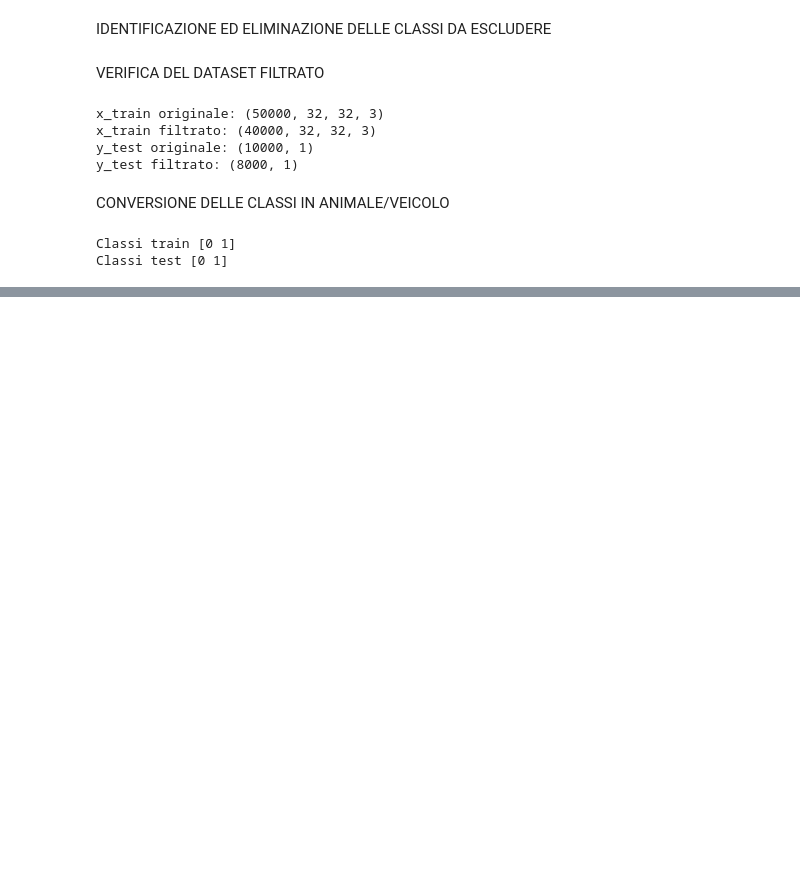
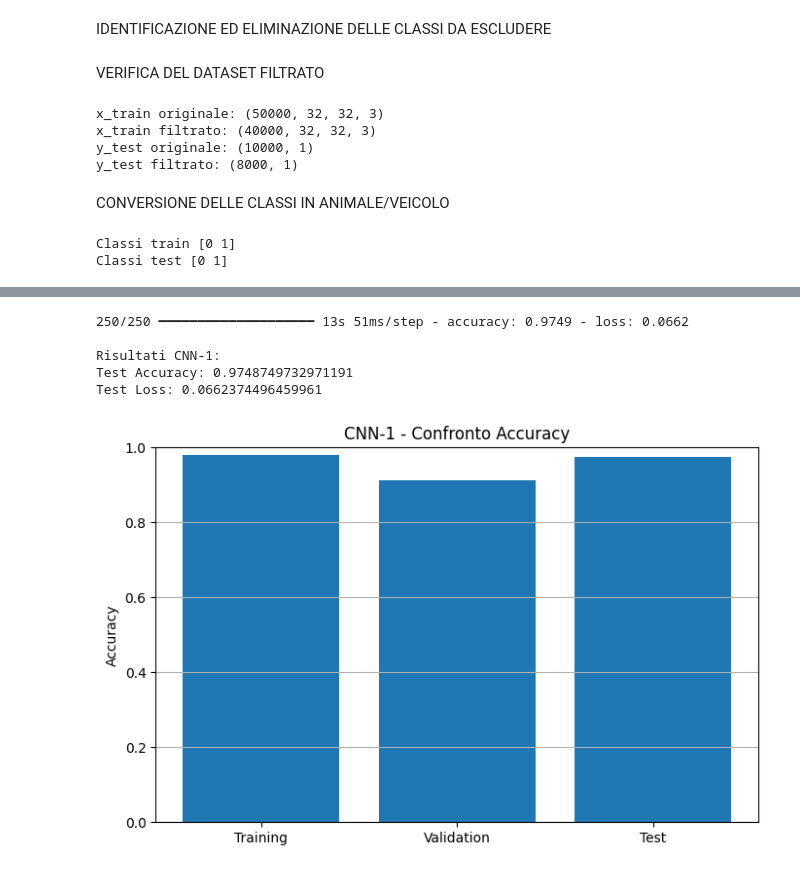
Before and after one commit to Gianluca-dot/Project-Deep-Learning-e-Reti-Neurali, a Jupyter notebook: Progetto_CNN_CIFAR_10.ipynb, the cells around one changed output, grey strips where cells are left out. Cells and saved outputs as stored; diff of their text form; code cells hidden in the pictures; blank space fills up the shorter version.

```diff
--- a/Progetto_CNN_CIFAR_10.ipynb
+++ b/Progetto_CNN_CIFAR_10.ipynb
@@ -134,0 +400,46 @@ Classi test [0 1]
+# %%
+test_loss, test_accuracy = model.evaluate(
+    x_test,
+    y_test,
+    verbose=1
+)
+
+print("\nRisultati CNN-1:")
+print("Test Accuracy:", test_accuracy)
+print("Test Loss:", test_loss)
+# %% [output]
+250/250 ━━━━━━━━━━━━━━━━━━━━ 13s 51ms/step - accuracy: 0.9749 - loss: 0.0662
+
+Risultati CNN-1:
+Test Accuracy: 0.9748749732971191
+Test Loss: 0.0662374496459961
+# %%
+# Confronto delle Accuracy
+
+train_accuracy = history.history['accuracy'][-1]
+validation_accuracy = history.history['val_accuracy'][-1]
+
+accuracies = [
+    train_accuracy,
+    validation_accuracy,
+    test_accuracy
+]
+
+labels = [
+    'Training',
+    'Validation',
+    'Test'
+]
+
+plt.figure(figsize=(8, 5))
+
+plt.bar(labels, accuracies)
+
+plt.ylim(0, 1)
+plt.ylabel('Accuracy')
+plt.title('CNN-1 - Confronto Accuracy')
+plt.grid(axis='y')
+
+plt.show()
+# %% [output]
+[figure, added]
```
Also changed, not shown: parts of 21 cells of this notebook.
